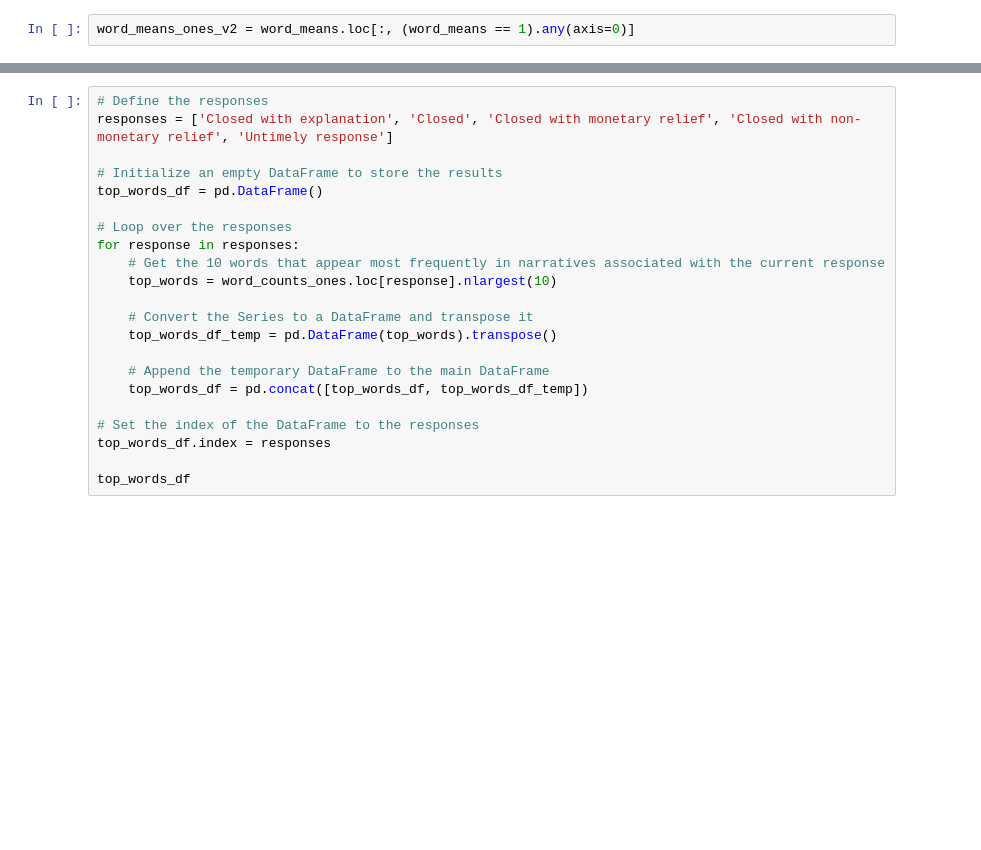
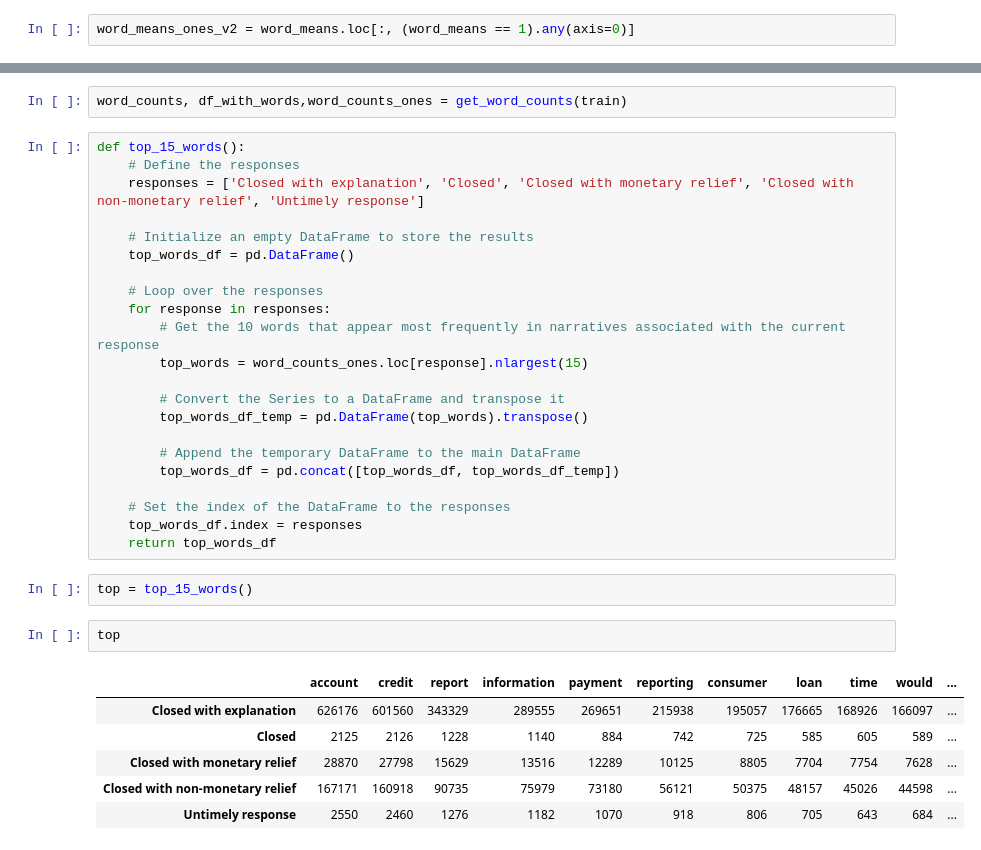
Before and after one commit to DATA-TRAC/consumer-complaint-response, a Jupyter notebook: lugo-capston.ipynb, the cells around one changed output, grey strips where cells are left out. Cells and saved outputs as stored; diff of their text form; blank space fills up the shorter version.

```diff
--- a/lugo-capston.ipynb
+++ b/lugo-capston.ipynb
@@ -478,22 +266,35 @@ word_counts_ones.loc['Untimely response'].nlargest(10)
+# %%
+word_counts, df_with_words,word_counts_ones = get_word_counts(train)
 # %%
-# Define the responses
-responses = ['Closed with explanation', 'Closed', 'Closed with monetary relief', 'Closed with non-monetary relief', 'Untimely response']
+def top_15_words():
+    # Define the responses
+    responses = ['Closed with explanation', 'Closed', 'Closed with monetary relief', 'Closed with non-monetary relief', 'Untimely response']
 
-# Initialize an empty DataFrame to store the results
-top_words_df = pd.DataFrame()
+    # Initialize an empty DataFrame to store the results
+    top_words_df = pd.DataFrame()
 
-# Loop over the responses
-for response in responses:
-    # Get the 10 words that appear most frequently in narratives associated with the current response
-    top_words = word_counts_ones.loc[response].nlargest(10)
+    # Loop over the responses
+    for response in responses:
+        # Get the 10 words that appear most frequently in narratives associated with the current response
+        top_words = word_counts_ones.loc[response].nlargest(15)
 
-    # Convert the Series to a DataFrame and transpose it
-    top_words_df_temp = pd.DataFrame(top_words).transpose()
+        # Convert the Series to a DataFrame and transpose it
+        top_words_df_temp = pd.DataFrame(top_words).transpose()
 
-    # Append the temporary DataFrame to the main DataFrame
-    top_words_df = pd.concat([top_words_df, top_words_df_temp])
+        # Append the temporary DataFrame to the main DataFrame
+        top_words_df = pd.concat([top_words_df, top_words_df_temp])
 
-# Set the index of the DataFrame to the responses
-top_words_df.index = responses
-
-top_words_df
+    # Set the index of the DataFrame to the responses
+    top_words_df.index = responses
+    return top_words_df
+# %%
+top = top_15_words()
+# %%
+top
+# %% [output]
+|  | account | credit | report | information | payment | reporting | consumer | loan | time | would | ... |
+| Closed with explanation | 626176 | 601560 | 343329 | 289555 | 269651 | 215938 | 195057 | 176665 | 168926 | 166097 | ... |
+| Closed | 2125 | 2126 | 1228 | 1140 | 884 | 742 | 725 | 585 | 605 | 589 | ... |
+| Closed with monetary relief | 28870 | 27798 | 15629 | 13516 | 12289 | 10125 | 8805 | 7704 | 7754 | 7628 | ... |
+| Closed with non-monetary relief | 167171 | 160918 | 90735 | 75979 | 73180 | 56121 | 50375 | 48157 | 45026 | 44598 | ... |
+| Untimely response | 2550 | 2460 | 1276 | 1182 | 1070 | 918 | 806 | 705 | 643 | 684 | ... |
```
Also changed, not shown: parts of 147 cells of this notebook.
